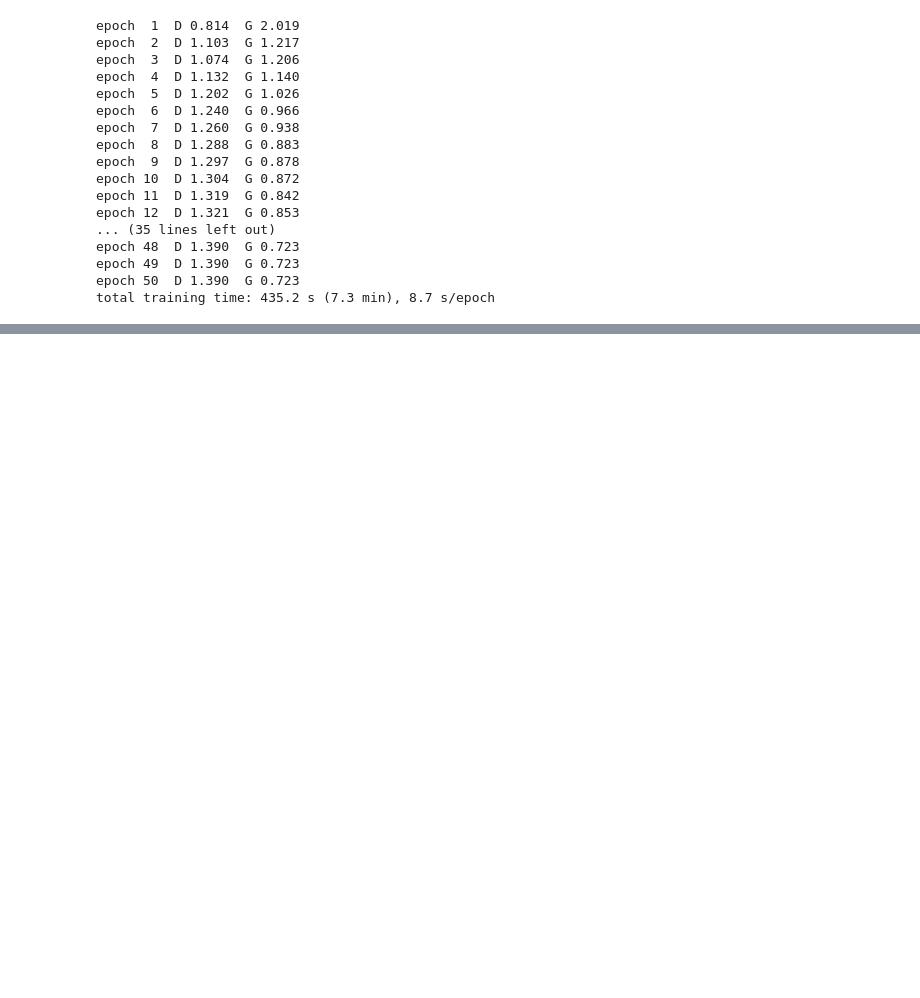
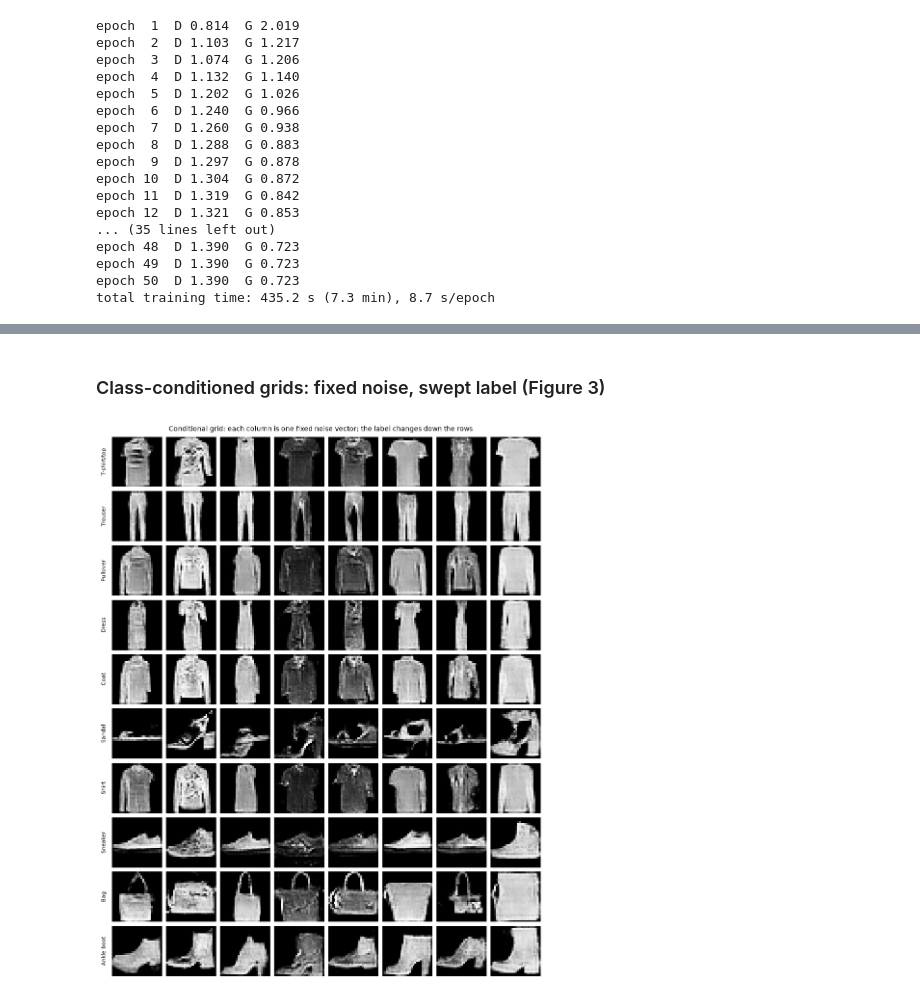
Before and after one commit to intend-dev/conditional-dcgan-fashion-mnist, a Jupyter notebook: generative_model.ipynb, the cells around one changed output, grey strips where cells are left out. Cells and saved outputs as stored; diff of their text form; code cells hidden in the pictures; blank space fills up the shorter version.

```diff
--- a/generative_model.ipynb
+++ b/generative_model.ipynb
@@ -418,0 +494,30 @@ total training time: 435.2 s (7.3 min), 8.7 s/epoch
+# %% [markdown]
+### Class-conditioned grids: fixed noise, swept label (Figure 3)
+# %%
+# Class-conditioned grid: one fixed noise vector per column, the label swept over rows with the noise held fixed
+# Visualize how the generator responds to different class labels while keeping the noise vector fixed
+G.eval()
+n_per_class = 8
+col_z = torch.randn(n_per_class, NZ, device=DEVICE)
+rows = torch.arange(10, device=DEVICE)[:, None].expand(10, n_per_class)
+zs = col_z[None].expand(10, n_per_class, NZ).reshape(-1, NZ)
+ys = rows.reshape(-1)
+with torch.no_grad():
+    class_grid = G(zs, ys).reshape(10, n_per_class, 1, 28, 28).cpu()
+
+fig, axes = plt.subplots(10, n_per_class, figsize=(n_per_class * 1.15, 10 * 1.15), layout="constrained")
+for i in range(10):
+    for j in range(n_per_class):
+        ax = axes[i, j]
+        ax.imshow((class_grid[i, j, 0] * 0.5 + 0.5).numpy(), cmap="gray", vmin=0, vmax=1)
+        ax.set_xticks([])
+        ax.set_yticks([])
+        for sp in ax.spines.values():
+            sp.set_visible(False)
+        if j == 0:
+            ax.set_ylabel(CLASSES[i], fontsize=8, rotation=90, labelpad=8)
+fig.suptitle("Conditional grid: each column is one fixed noise vector; the label changes down the rows", fontsize=10)
+fig.savefig(FIGDIR / "fig3-conditional-grid.png", dpi=110, bbox_inches="tight")
+plt.show()
+# %% [output]
+[figure, added]
```
Also changed, not shown: parts of 17 cells of this notebook.
